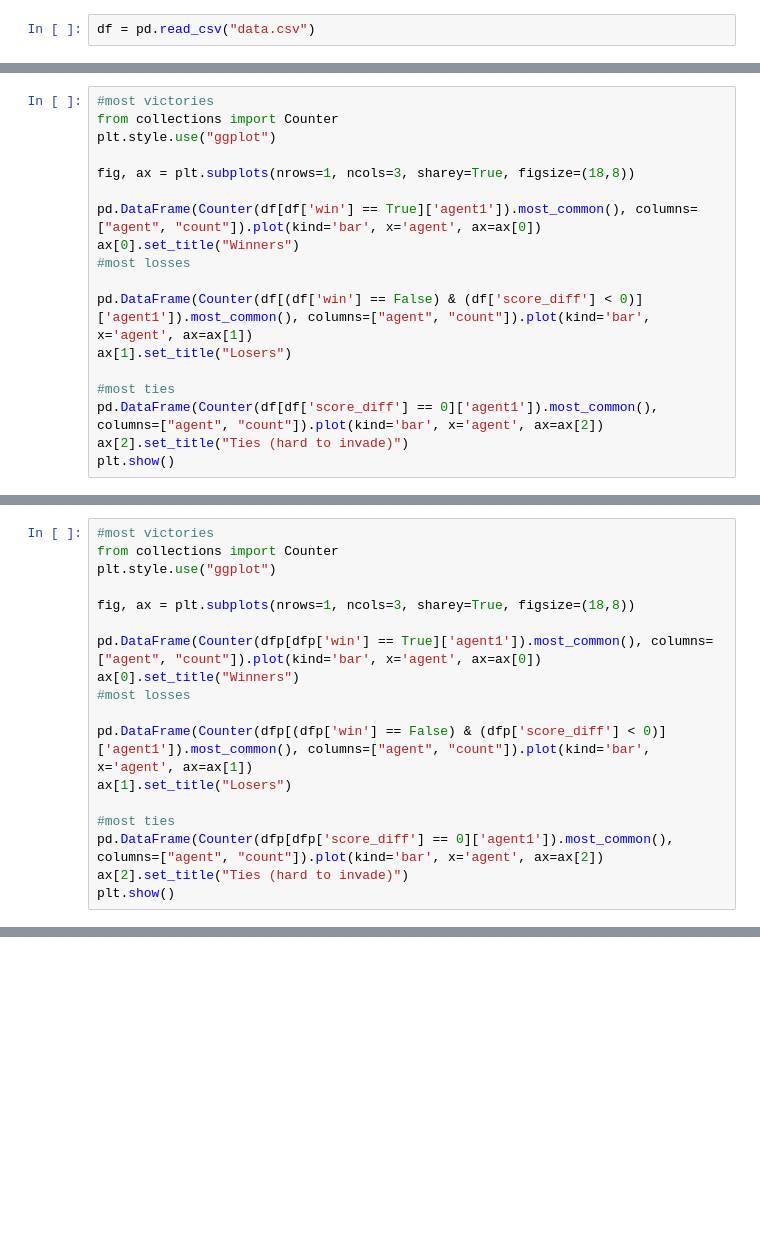
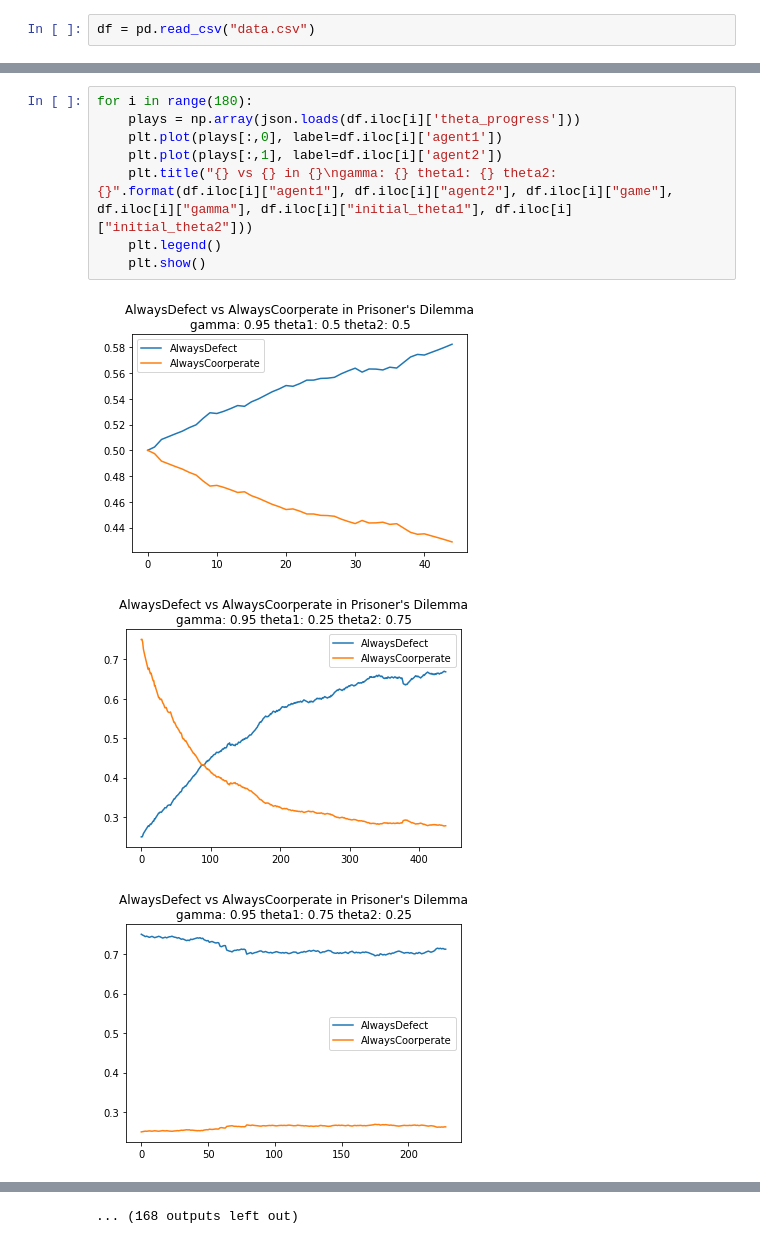
Before and after one commit to andrewnc/cs670lab1, a Jupyter notebook: lab2/data_exploration.ipynb, the cells around one changed output, grey strips where cells are left out. Saved outputs shown, nothing was run; the diff lists cells and outputs as text; blank space fills up the shorter version.

Commit message:
first round of experiments with resulting data

```diff
--- a/lab2/data_exploration.ipynb
+++ b/lab2/data_exploration.ipynb
@@ -126,18 +18,0 @@ df[df['agent1'] == "TitforTat"]
-# %%
-#most victories
-from collections import Counter
-plt.style.use("ggplot")
-
-fig, ax = plt.subplots(nrows=1, ncols=3, sharey=True, figsize=(18,8))
-
-pd.DataFrame(Counter(df[df['win'] == True]['agent1']).most_common(), columns=["agent", "count"]).plot(kind='bar', x='agent', ax=ax[0])
-ax[0].set_title("Winners")
-#most losses
-
-pd.DataFrame(Counter(df[(df['win'] == False) & (df['score_diff'] < 0)]['agent1']).most_common(), columns=["agent", "count"]).plot(kind='bar', x='agent', ax=ax[1])
-ax[1].set_title("Losers")
-
-#most ties
-pd.DataFrame(Counter(df[df['score_diff'] == 0]['agent1']).most_common(), columns=["agent", "count"]).plot(kind='bar', x='agent', ax=ax[2])
-ax[2].set_title("Ties (hard to invade)")
-plt.show()
@@ -146,18 +18,0 @@ plt.show()
-# %%
-#most victories
-from collections import Counter
-plt.style.use("ggplot")
-
-fig, ax = plt.subplots(nrows=1, ncols=3, sharey=True, figsize=(18,8))
-
-pd.DataFrame(Counter(dfp[dfp['win'] == True]['agent1']).most_common(), columns=["agent", "count"]).plot(kind='bar', x='agent', ax=ax[0])
-ax[0].set_title("Winners")
-#most losses
-
-pd.DataFrame(Counter(dfp[(dfp['win'] == False) & (dfp['score_diff'] < 0)]['agent1']).most_common(), columns=["agent", "count"]).plot(kind='bar', x='agent', ax=ax[1])
-ax[1].set_title("Losers")
-
-#most ties
-pd.DataFrame(Counter(dfp[dfp['score_diff'] == 0]['agent1']).most_common(), columns=["agent", "count"]).plot(kind='bar', x='agent', ax=ax[2])
-ax[2].set_title("Ties (hard to invade)")
-plt.show()
@@ -165,0 +33,12 @@ plt.show()
+# %%
+for i in range(180):
+    plays = np.array(json.loads(df.iloc[i]['theta_progress']))
+    plt.plot(plays[:,0], label=df.iloc[i]['agent1'])
+    plt.plot(plays[:,1], label=df.iloc[i]['agent2'])
+    plt.title("{} vs {} in {}\ngamma: {} theta1: {} theta2: {}".format(df.iloc[i]["agent1"], df.iloc[i]["agent2"], df.iloc[i]["game"], df.iloc[i]["gamma"], df.iloc[i]["initial_theta1"], df.iloc[i]["initial_theta2"]))
+    plt.legend()
+    plt.show()
+# %% [output]
+[figure, added]
+[figure, added]
+[figure, added]
@@ -166,3 +54,4 @@ plt.show()
+... (168 outputs left out)
 # %%
 df['agent1_cat'] = df.agent1.astype("category").cat.codes
 df['agent2_cat'] = df.agent2.astype("category").cat.codes
```
Also changed, not shown: parts of 20 cells of this notebook, 3 other files.
